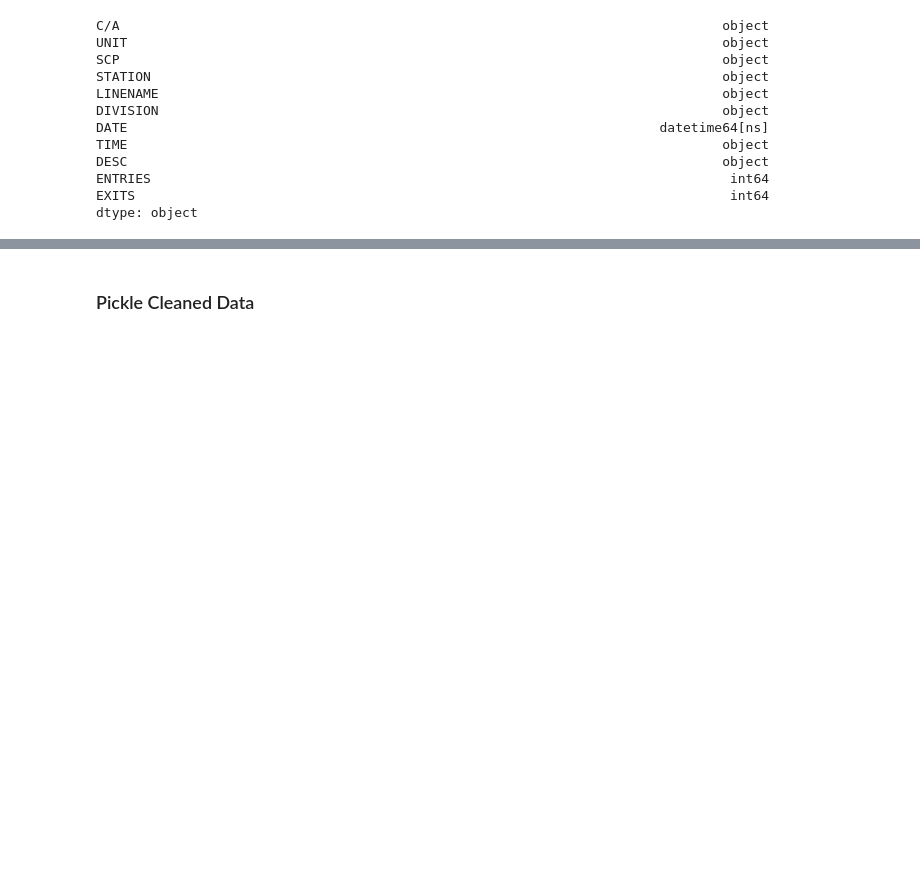
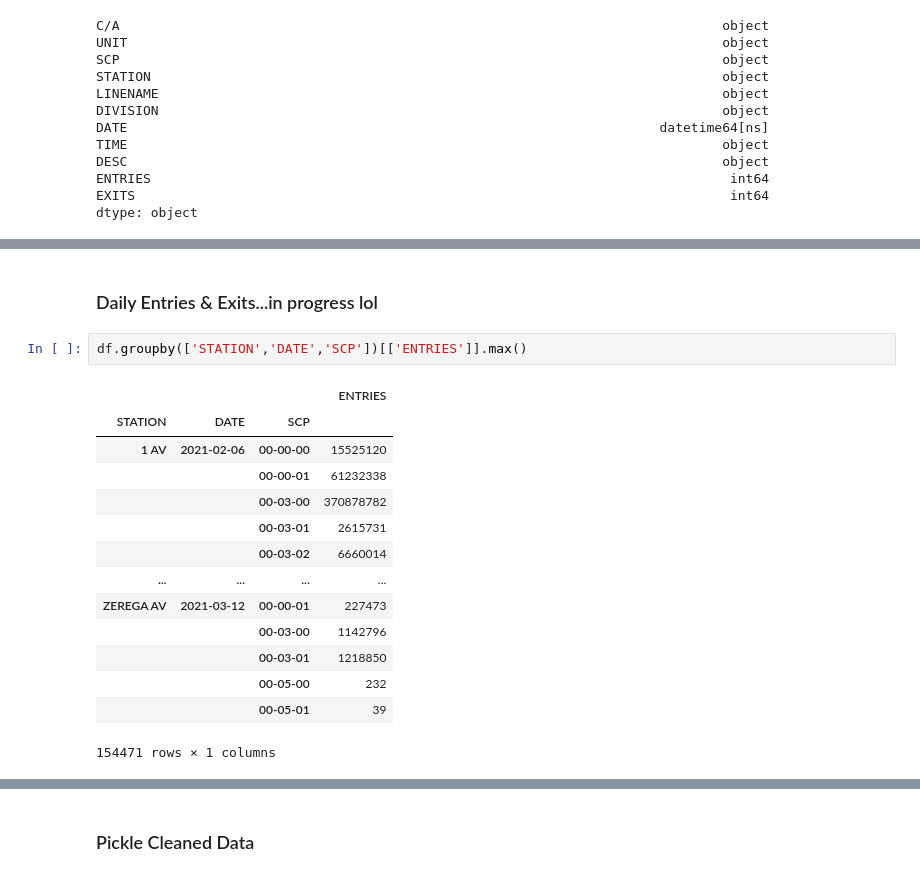
Before and after one commit to justinm0rgan/mta-turnstile-covid, a Jupyter notebook: collection-and-cleaning.ipynb, the cells around one changed output, grey strips where cells are left out. Cells and saved outputs as stored; diff of their text form; blank space fills up the shorter version.

```diff
--- a/collection-and-cleaning.ipynb
+++ b/collection-and-cleaning.ipynb
@@ -165,0 +175,19 @@ df.head()
+# %% [markdown]
+### Daily Entries & Exits...in progress lol
+# %%
+df.groupby(['STATION','DATE','SCP'])[['ENTRIES']].max()
+# %% [output]
+|  |  |  | ENTRIES |
+| STATION | DATE | SCP |  |
+| 1 AV | 2021-02-06 | 00-00-00 | 15525120 |
+|  |  | 00-00-01 | 61232338 |
+|  |  | 00-03-00 | 370878782 |
+|  |  | 00-03-01 | 2615731 |
+|  |  | 00-03-02 | 6660014 |
+| ... | ... | ... | ... |
+| ZEREGA AV | 2021-03-12 | 00-00-01 | 227473 |
+|  |  | 00-03-00 | 1142796 |
+|  |  | 00-03-01 | 1218850 |
+|  |  | 00-05-00 | 232 |
+|  |  | 00-05-01 | 39 |
+154471 rows × 1 columns
```
Also changed, not shown: parts of 5 cells of this notebook.
